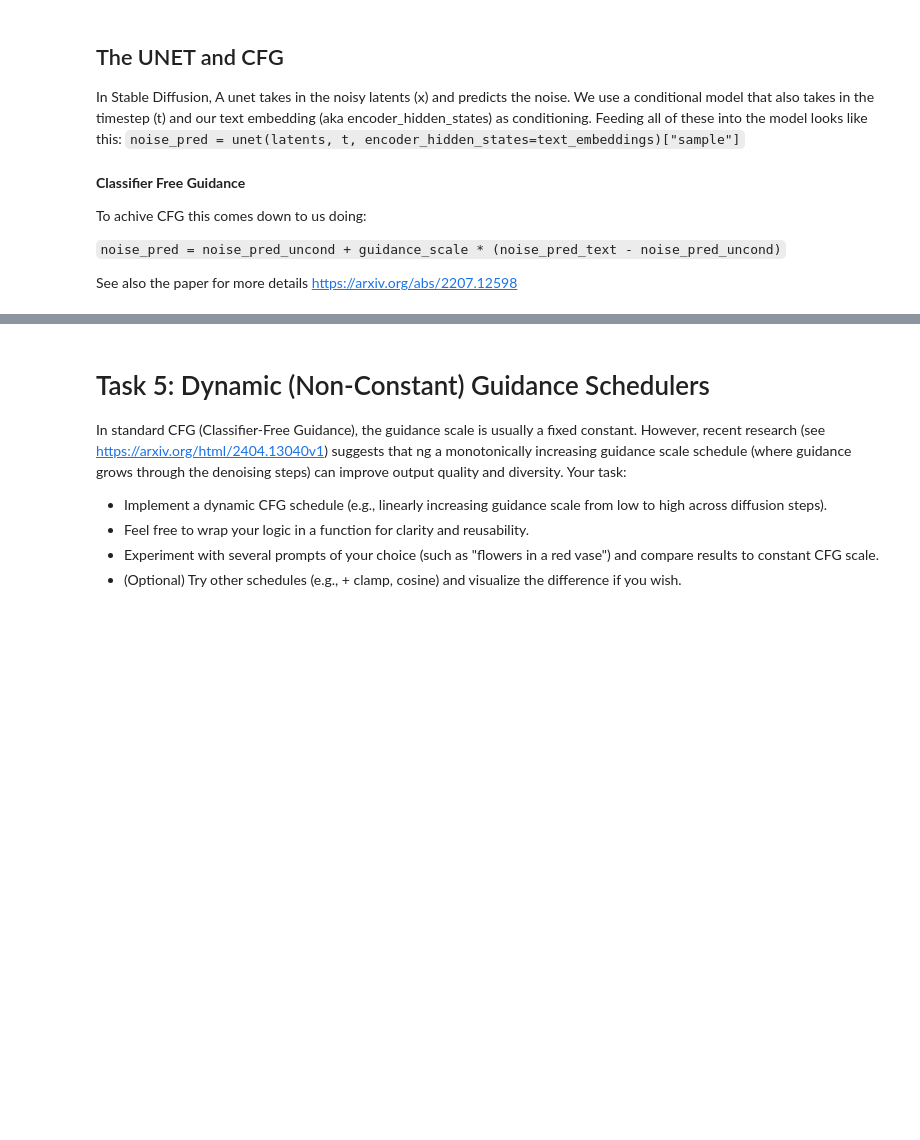
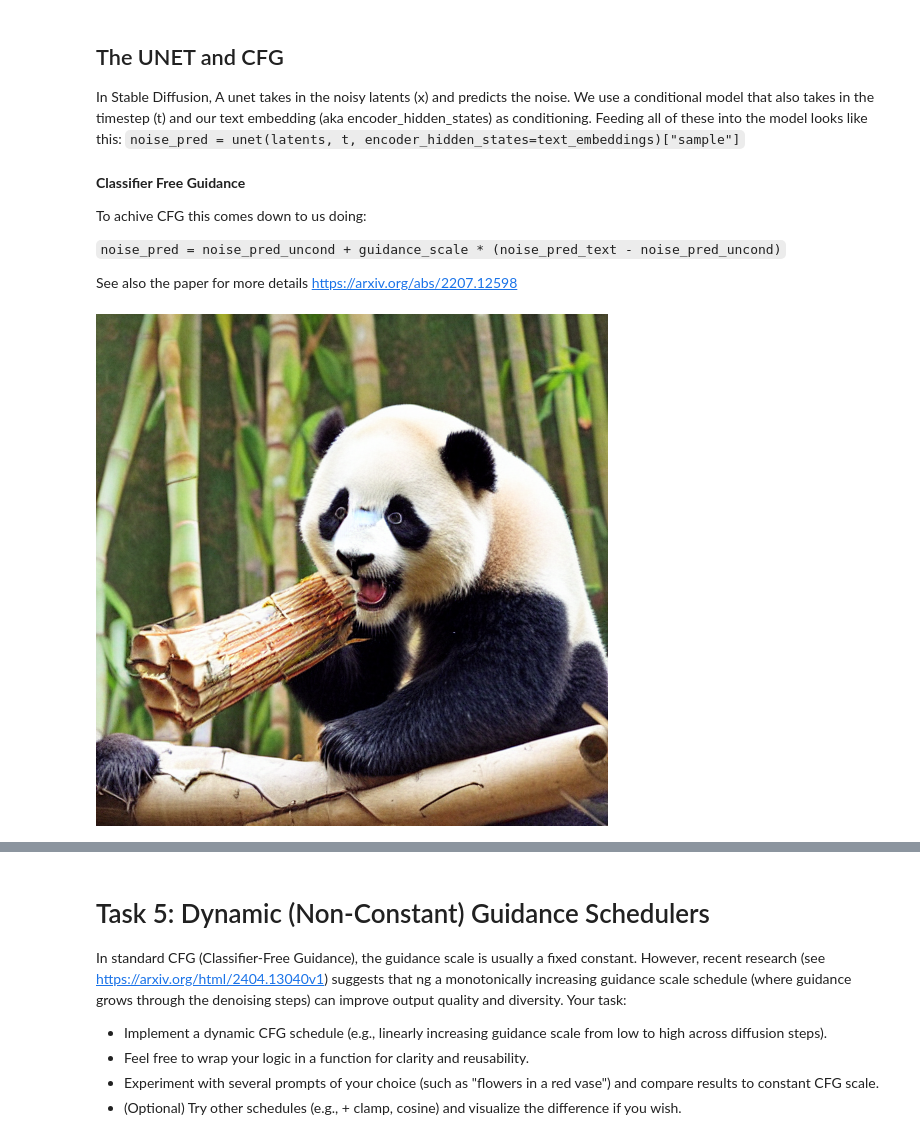
Before and after one commit to ArthurBUIS/CSC_52002_Multimodal_Generative_AI, a Jupyter notebook: CSC_52002_Lab5a.ipynb, the cells around one changed output, grey strips where cells are left out. Drawn from its saved outputs; the diff is of its cells as text; code cells hidden in the pictures; blank space fills up the shorter version.

```diff
--- a/CSC_52002_Lab5a.ipynb
+++ b/CSC_52002_Lab5a.ipynb
@@ -246,5 +320,10 @@ for t in text_input['input_ids'][0][:10]: # We'll just look at the first words a
     # Use tokenizer.decoder.get token to decode the tokens and show what they are
     # hint: check the manual about tokenizer.decoder
     ##############################################################################
-    # Fill me
+    for t in text_input['input_ids'][0][:10]:
+      token_id = t.item()
+      token_str = tokenizer.convert_ids_to_tokens(token_id)
+      print(f"{token_id:>6} -> {token_str}")
+
+
     ##############################################################################
@@ -286,11 +401,11 @@ unet = UNet2DConditionModel.from_pretrained("CompVis/stable-diffusion-v1-4", sub
 unet = unet.to(torch_device);
 
 # Some settings
-prompt = ["A pandas is eating bamboo"]
+prompt = ["A pandas is eating a red colored bamboo"]
 height = 512                        # default height of Stable Diffusion
 width = 512                         # default width of Stable Diffusion
-num_inference_steps = 30            # Number of denoising steps
-guidance_scale = 6                # Scale for classifier-free guidance
+num_inference_steps = 25           # Number of denoising steps
+guidance_scale = 5                # Scale for classifier-free guidance
 generator = torch.manual_seed(13)   # Seed generator to create the inital latent noise
 batch_size = 1
 
@@ -302,7 +417,31 @@ unconditional_prompt = ""
 # Complete the Code:
 # generate uncond_embeddings and text_embeddings by tokenizer and text_encoder
 ##############################################################################
-# Fill me
+# Conditional prompt
+text_input = tokenizer(
+    prompt,
+    padding="max_length",
+    max_length=tokenizer.model_max_length,
+    truncation=True,
+    return_tensors="pt",
+)
+
+# Unconditional prompt ("")
+uncond_input = tokenizer(
+    [unconditional_prompt],
+    padding="max_length",
+    max_length=tokenizer.model_max_length,
+    return_tensors="pt",
+)
+
+with torch.no_grad():
+    text_embeddings = text_encoder(
+        text_input.input_ids.to(torch_device)
+    )[0]
+    uncond_embeddings = text_encoder(
+        uncond_input.input_ids.to(torch_device)
+    )[0]
+
 ##############################################################################
 
 text_embeddings = torch.cat([uncond_embeddings, text_embeddings])
@@ -317,34 +456,57 @@ latents = torch.randn(
   generator=generator,
 )
 latents = latents.to(torch_device)
 latents = latents * scheduler.init_noise_sigma # Scaling (previous versions did latents = latents * self.scheduler.sigmas[0]
 
 # Loop
 with autocast("cuda"):  # will fallback to CPU if no CUDA; no autocast for MPS
     for i, t in tqdm(enumerate(scheduler.timesteps), total=len(scheduler.timesteps)):
 
         # expand the latents if we are doing classifier-free guidance to avoid doing two forward passes.
         latent_model_input = torch.cat([latents] * 2)
         sigma = scheduler.sigmas[i]
 
         # Scale the latents (preconditioning):
         # latent_model_input = latent_model_input / ((sigma**2 + 1) ** 0.5) # Diffusers 0.3 and below
         latent_model_input = scheduler.scale_model_input(latent_model_input, t)
 
         ###############################################################################
         # Complete the Code:
         # you need to:
         # 1. predict noise_pred from unet().sample
         # 2. compute CFG by linearly combining the noise_pred_uncond and noise_pred_text
         # 3. use scheduler.step().prev_sample to do the denoising sampling, checkout the manual of scheduler.step()
         ##############################################################################
-        # Fill me
+
+        # predict noise
+        with torch.no_grad():
+            noise_pred = unet(
+                latent_model_input,
+                t,
+                encoder_hidden_states=text_embeddings
+            ).sample
+
+        #Classifier free guidance
+        noise_pred_uncond, noise_pred_text = noise_pred.chunk(2)
+        noise_pred = noise_pred_uncond + guidance_scale * (
+            noise_pred_text - noise_pred_uncond
+        )
+
+        # denoising step
+        latents = scheduler.step(
+            noise_pred,
+            t,
+            latents
+        ).prev_sample
+
         ################################################################################
 
 
 # decode the latent to image
 decoded = latents_to_pil(latents)[0]
 decoded
+# %% [output]
+[figure, added]
 # %% [markdown]
 # Task 4:
 Fill in the code for the diffusion process: implement classifier-free guidance (CFG) and denoising sampling.
```
Also changed, not shown: parts of 16 cells of this notebook.
